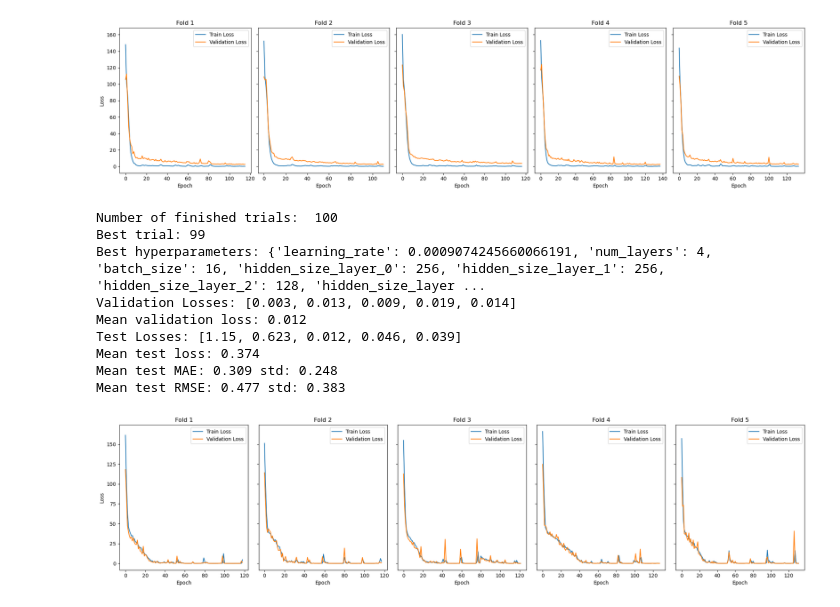
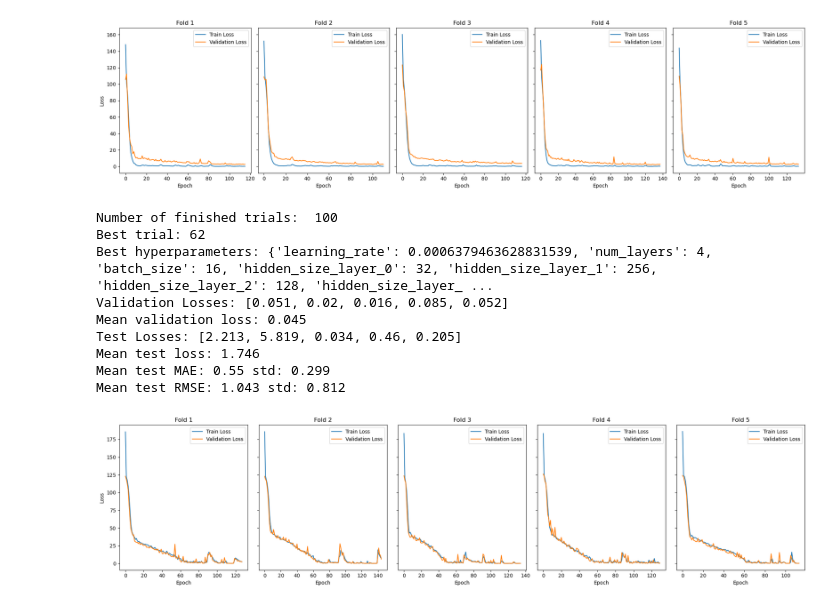
Before and after one commit to MiguelGarcaoSilva/motifpred, a Jupyter notebook: code/casestudy_syntheticdata1/casestudy_ffnn.ipynb, the cells around one changed output. Cells and saved outputs as stored; diff of their text form; code cells hidden in the pictures.

```diff
--- a/code/casestudy_syntheticdata1/casestudy_ffnn.ipynb
+++ b/code/casestudy_syntheticdata1/casestudy_ffnn.ipynb
@@ -305,41 +305,41 @@ model_type = "FFNN"
 model_name = "FFNNIndexes"
 
 suggestion_dict = {
     "learning_rate": {
         "type": "float",
         "args": [1e-5, 1e-3],
         "kwargs": {"log": True}
     },
     "num_layers": {
         "type": "categorical",
         "args": [[1, 2, 3, 4]]
     },
     "batch_size": {
         "type": "categorical",
         "args": [[16, 32, 64, 128]]
     }
 }
 
 model_params_keys = ["hidden_sizes_list"]
 
 
 model_results_dir = os.path.join(RESULTS_DIR, f"{model_name}_{n_trials}_trials_{num_epochs}_epochs")
 os.makedirs(model_results_dir, exist_ok=True)
 
-run_optuna_study(pipeline.run_cross_val, FFNN, model_type,suggestion_dict, model_params_keys, seed, [X_indices], y, [True], model_results_dir, n_trials=n_trials, num_epochs=num_epochs)
+#run_optuna_study(pipeline.run_cross_val, FFNN, model_type,suggestion_dict, model_params_keys, seed, [X_indices], y, [True], model_results_dir, n_trials=n_trials, num_epochs=num_epochs)
 
 study = joblib.load(os.path.join(model_results_dir, "study.pkl"))
 print_study_results(study)
 plot_best_model_results(study.trials_dataframe(), save_path=os.path.join(IMAGES_DIR, f"{model_name}_{n_trials}_trials_{num_epochs}_epochs_losses.png"))
 # %% [output]
 Number of finished trials:  100
-Best trial: 99
-Best hyperparameters: {'learning_rate': 0.0009074245660066191, 'num_layers': 4, 'batch_size': 16, 'hidden_size_layer_0': 256, 'hidden_size_layer_1': 256, 'hidden_size_layer_2': 128, 'hidden_size_layer ...
-Validation Losses: [0.003, 0.013, 0.009, 0.019, 0.014]
-Mean validation loss: 0.012
-Test Losses: [1.15, 0.623, 0.012, 0.046, 0.039]
-Mean test loss: 0.374
-Mean test MAE: 0.309 std: 0.248
-Mean test RMSE: 0.477 std: 0.383
+Best trial: 62
+Best hyperparameters: {'learning_rate': 0.0006379463628831539, 'num_layers': 4, 'batch_size': 16, 'hidden_size_layer_0': 32, 'hidden_size_layer_1': 256, 'hidden_size_layer_2': 128, 'hidden_size_layer_ ...
+Validation Losses: [0.051, 0.02, 0.016, 0.085, 0.052]
+Mean validation loss: 0.045
+Test Losses: [2.213, 5.819, 0.034, 0.46, 0.205]
+Mean test loss: 1.746
+Mean test MAE: 0.55 std: 0.299
+Mean test RMSE: 1.043 std: 0.812
-[figure, old version]
+[figure, new version]
 # %%
```
Also changed, not shown: parts of 2 cells of this notebook, 4 other files.
